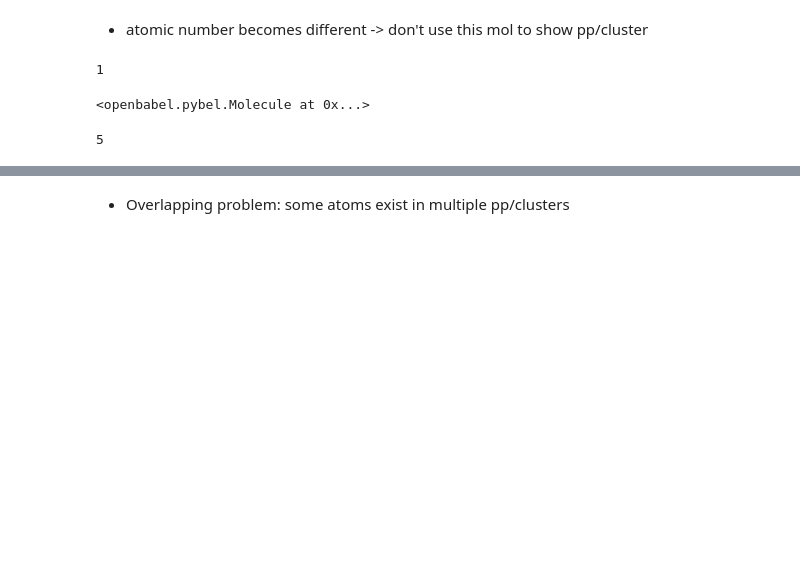
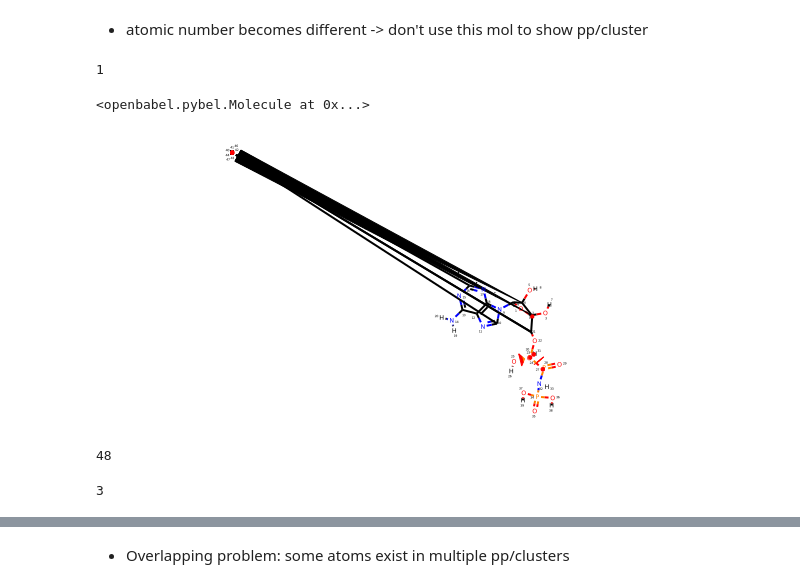
Before and after one commit to conghaowang/PP2Drug, a Jupyter notebook: src/notebooks/extract_pharmacophore.ipynb, the cells around one changed output, grey strips where cells are left out. Cells and saved outputs as stored; diff of their text form; code cells hidden in the pictures; blank space fills up the shorter version.

```diff
--- a/src/notebooks/extract_pharmacophore.ipynb
+++ b/src/notebooks/extract_pharmacophore.ipynb
@@ -51,8 +57,20 @@ pbmol = next(pybel.readfile("sdf", path))
 pbmol
 # %% [output]
 <openbabel.pybel.Molecule at 0x...>
+# %%
+# not normal at all?????
+
+rdmol = Chem.AddHs(rdmol)
+rdmol
+# %% [output]
+[figure, added]
+# %%
+len(rdmol.GetAtoms())
+# %% [output]
+48
 # %%
 ligand = Ligand(pbmol, rdmol, atom_positions=None, conformer_axis=None)
+ligand_full = Ligand(pbmol, rdmol, atom_positions=None, conformer_axis=None, filtering=False)
 len(ligand.graph.node_clusters)
 # %% [output]
-5
+3
```
Also changed, not shown: parts of 55 cells of this notebook, 3 other files.
